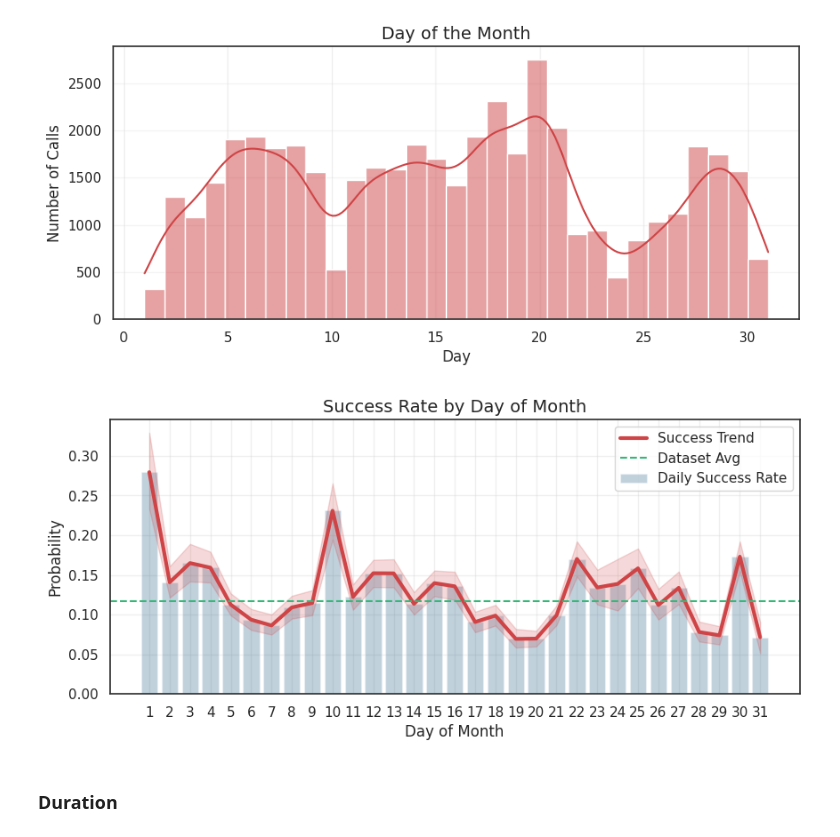
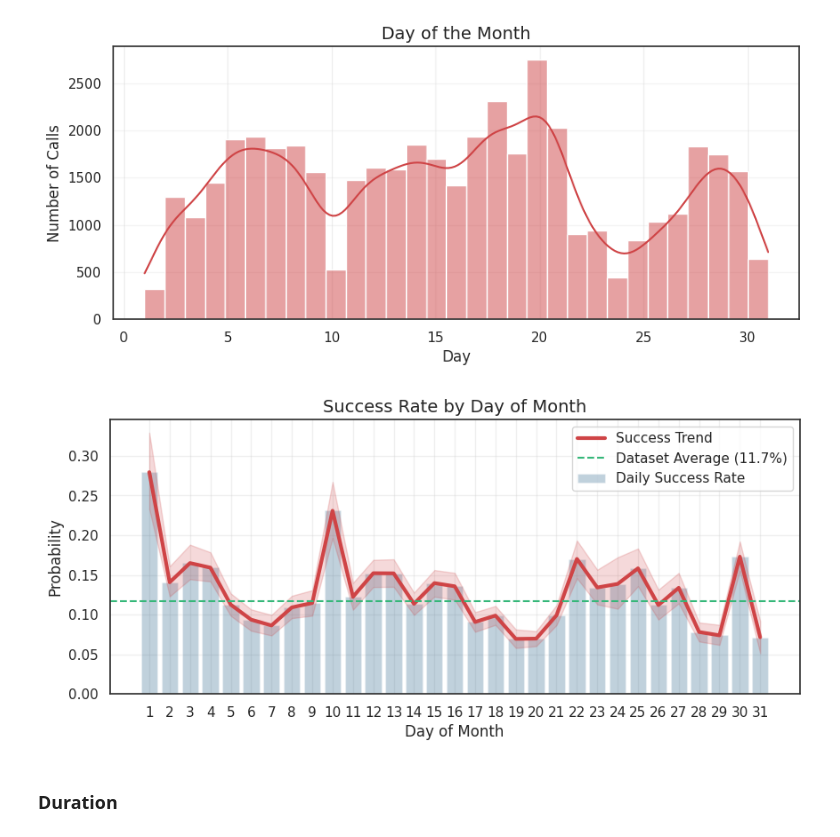
Before and after one commit to daemonchild/cardiffmet-dat6002-artificial-intelligence, a Jupyter notebook: assessment/part_2/1-Data-Preparation.ipynb, the cells around one changed output. Cells and saved outputs as stored; diff of their text form; code cells hidden in the pictures.

```diff
--- a/assessment/part_2/1-Data-Preparation.ipynb
+++ b/assessment/part_2/1-Data-Preparation.ipynb
@@ -777,26 +757,26 @@ plt.show()
 # %%
 # Ensure y is numeric - create temporary binary column for plotting
 df['y_binary'] = df['y'].map({'yes': 1.0, 'no': 0.0}).astype(float)
 day_stats = df.groupby('day')['y_binary'].mean()
 
 plt.figure(figsize=(10, 4))
 
 plt.bar(day_stats.index, day_stats.values, color=palette[0], alpha=0.3, label='Daily Success Rate')
 sns.lineplot(x='day', y='y_binary', data=df, color=palette[1], linewidth=3, label='Success Trend')
-plt.axhline(df['y_binary'].mean(), color=palette[2], linestyle='--', label='Dataset Avg')
+plt.axhline(df['y_binary'].mean(), color=palette[2], linestyle='--', label='Dataset Average (11.7%)')
 
 plt.title('Success Rate by Day of Month', fontsize=14)
 plt.xlabel('Day of Month')
 plt.ylabel('Probability')
 plt.xticks(range(1, 32))
 plt.legend()
-plt.savefig('graphs/success_rate_by_day.png', bbox_inches='tight', dpi=300)
+plt.savefig('graphs/1-data_prep/success_rate_by_day.png', bbox_inches='tight', dpi=300)
 plt.show()
 
 # Tidy up the dataframe by removing the temporary binary column
 df.drop(columns=['y_binary'], inplace=True)
 # %% [output]
-[figure, old version]
+[figure, new version]
 # %% [markdown]
 ### Duration
 # %% [markdown]
```
Also changed, not shown: parts of 36 cells of this notebook, 44 other files.
